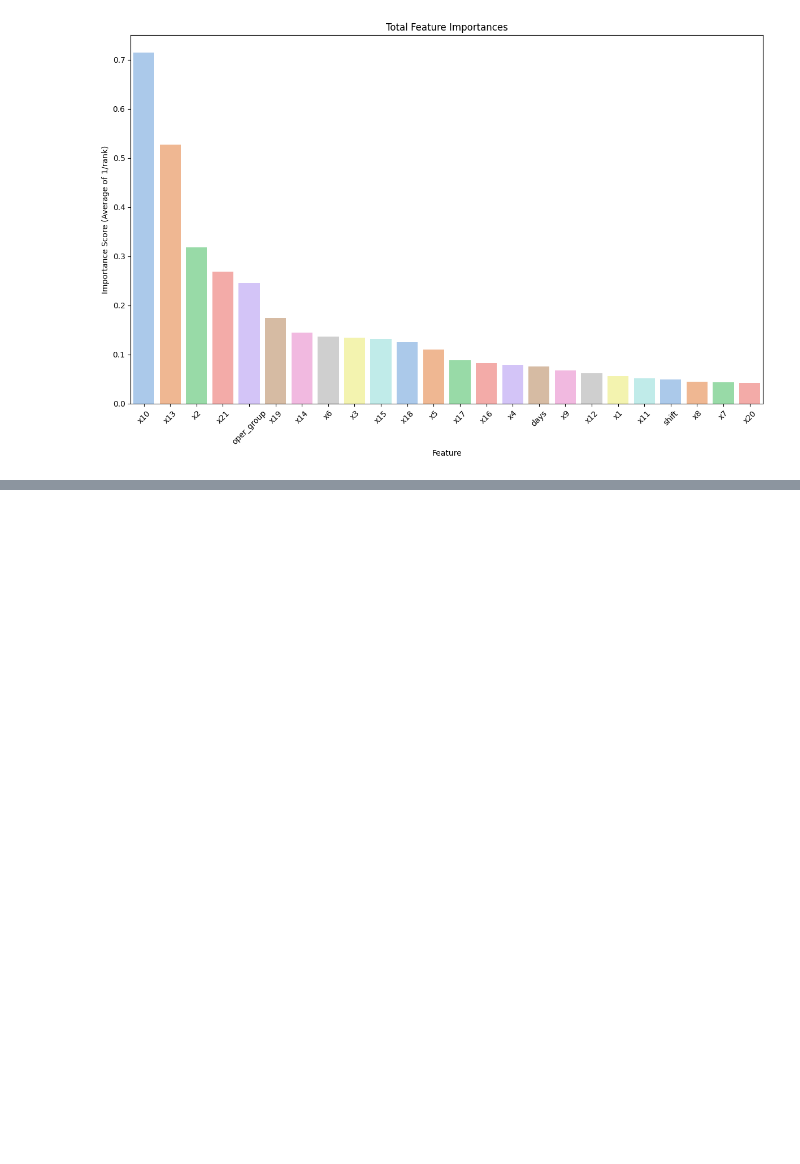
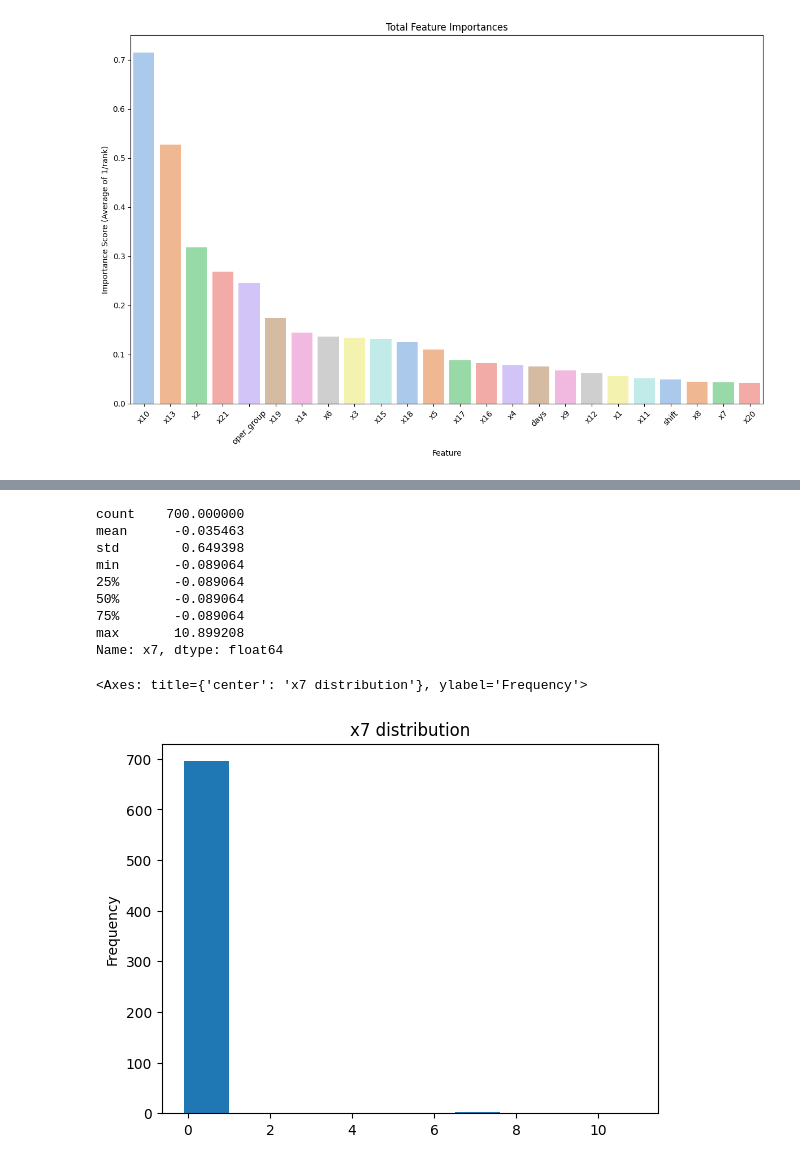
Before and after one commit to doyooni303/SKhynix_2025, a Jupyter notebook: SKhynix_week6/SKhynix_week6_machine_learning.ipynb, the cells around one changed output, grey strips where cells are left out. Saved outputs shown, nothing was run; the diff lists cells and outputs as text; code cells hidden in the pictures; blank space fills up the shorter version.

```diff
--- a/SKhynix_week6/SKhynix_week6_machine_learning.ipynb
+++ b/SKhynix_week6/SKhynix_week6_machine_learning.ipynb
@@ -898,0 +869,15 @@ shap_values_dict
+# %%
+display(sampled_test['x7'].describe())
+sampled_test['x7'].plot.hist(bins=10,title="x7 distribution")
+# %% [output]
+count    700.000000
+mean      -0.035463
+std        0.649398
+min       -0.089064
+25%       -0.089064
+50%       -0.089064
+75%       -0.089064
+max       10.899208
+Name: x7, dtype: float64
+<Axes: title={'center': 'x7 distribution'}, ylabel='Frequency'>
+[figure, added]
```
Also changed, not shown: parts of 12 cells of this notebook, 8 other files.
